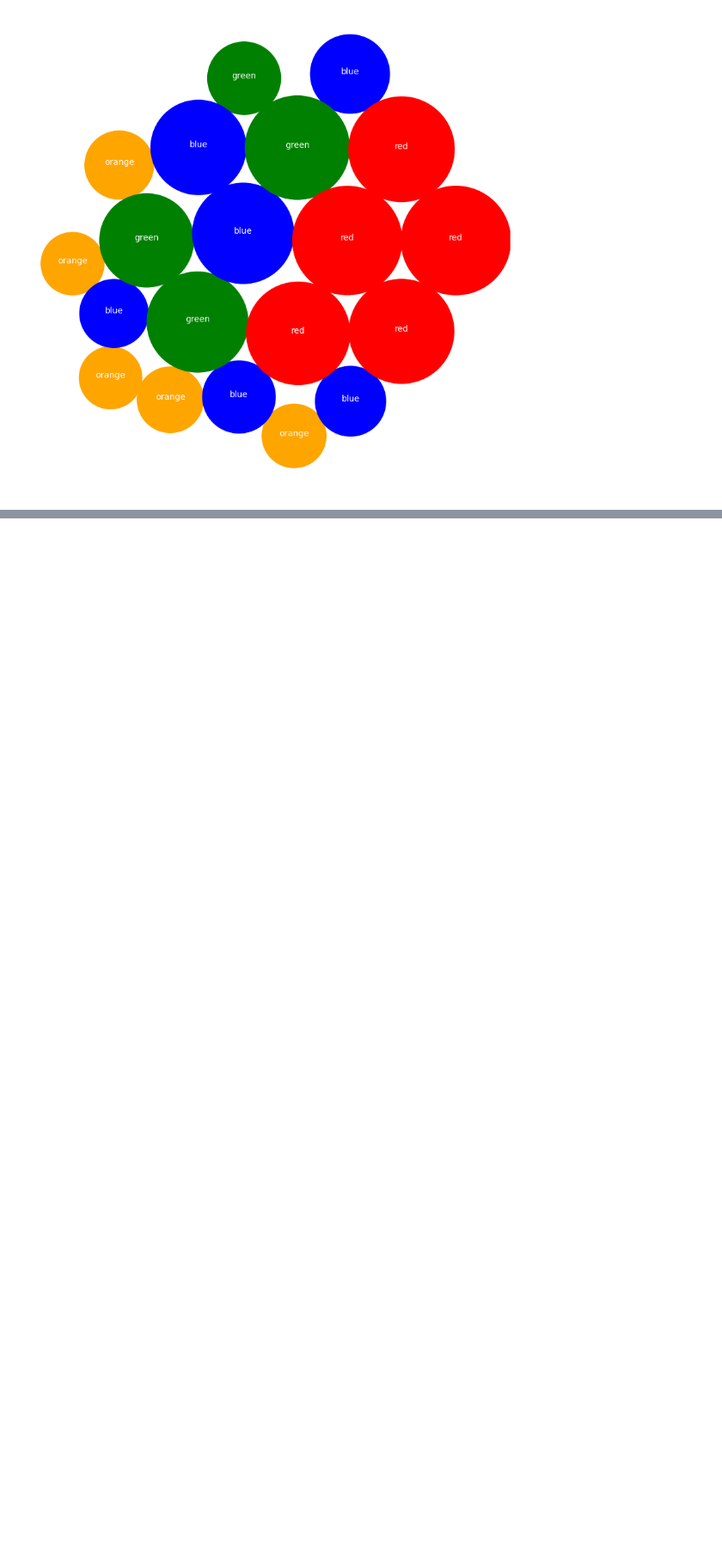
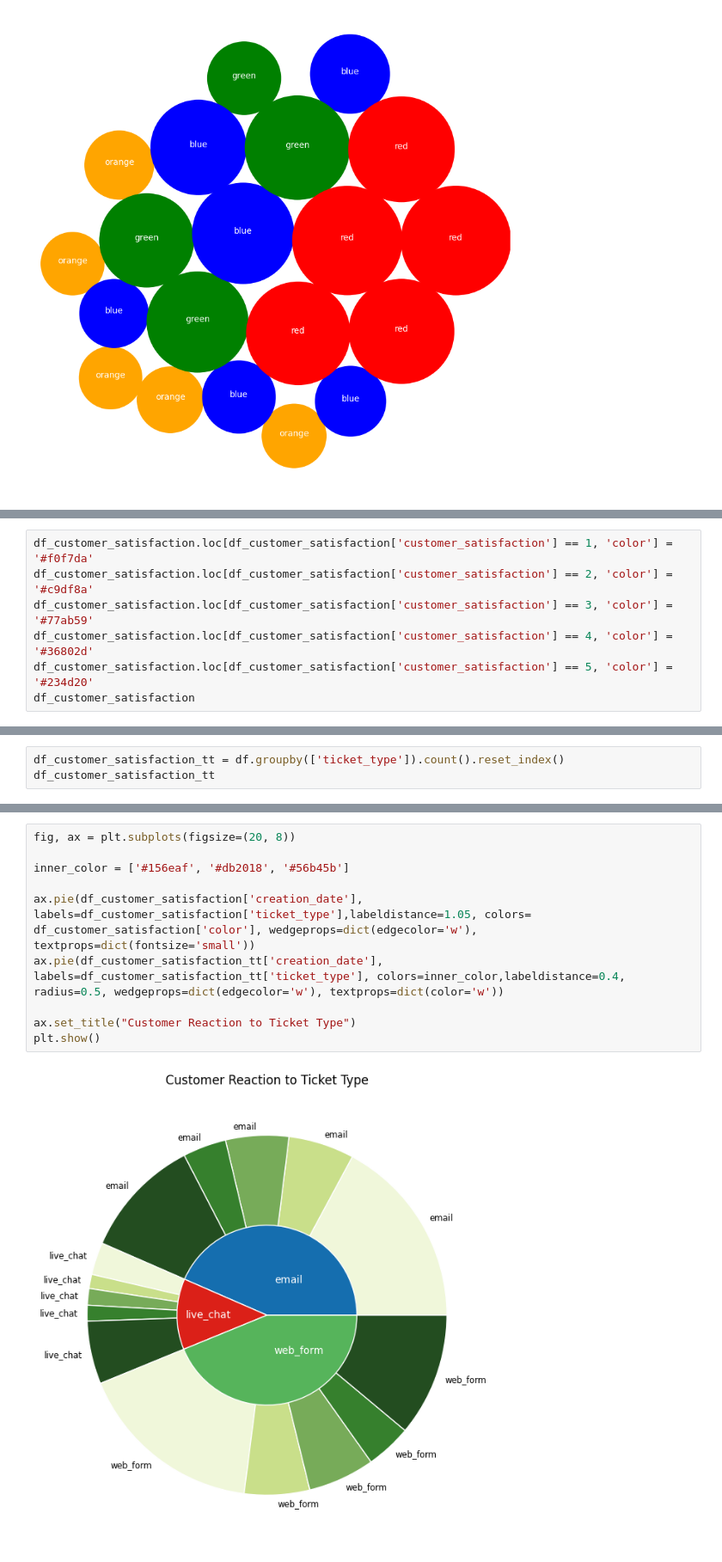
Before and after one commit to hiimani28/DVproject1, a Jupyter notebook: eda.ipynb, the cells around one changed output, grey strips where cells are left out. Shown at 86% size. Cells and saved outputs as stored; diff of their text form; blank space fills up the shorter version.

```diff
--- a/eda.ipynb
+++ b/eda.ipynb
@@ -565,0 +566,7 @@ plt.show()
+# %%
+df_customer_satisfaction.loc[df_customer_satisfaction['customer_satisfaction'] == 1, 'color'] = '#f0f7da'
+df_customer_satisfaction.loc[df_customer_satisfaction['customer_satisfaction'] == 2, 'color'] = '#c9df8a'
+df_customer_satisfaction.loc[df_customer_satisfaction['customer_satisfaction'] == 3, 'color'] = '#77ab59'
+df_customer_satisfaction.loc[df_customer_satisfaction['customer_satisfaction'] == 4, 'color'] = '#36802d'
+df_customer_satisfaction.loc[df_customer_satisfaction['customer_satisfaction'] == 5, 'color'] = '#234d20'
+df_customer_satisfaction
@@ -565,0 +591,3 @@ plt.show()
+# %%
+df_customer_satisfaction_tt = df.groupby(['ticket_type']).count().reset_index()
+df_customer_satisfaction_tt
@@ -566,3 +600,15 @@ plt.show()
+# %%
+fig, ax = plt.subplots(figsize=(20, 8))
+
+inner_color = ['#156eaf', '#db2018', '#56b45b']
+
+ax.pie(df_customer_satisfaction['creation_date'], labels=df_customer_satisfaction['ticket_type'],labeldistance=1.05, colors= df_customer_satisfaction['color'], wedgeprops=dict(edgecolor='w'), textprops=dict(fontsize='small'))
+ax.pie(df_customer_satisfaction_tt['creation_date'], labels=df_customer_satisfaction_tt['ticket_type'], colors=inner_color,labeldistance=0.4, radius=0.5, wedgeprops=dict(edgecolor='w'), textprops=dict(color='w'))
+
+ax.set_title("Customer Reaction to Ticket Type")
+plt.show()
+# %% [output]
+[figure, added]
 # %% [markdown]
 Teams perspective/performance
 
```
Also changed, not shown: parts of 4 cells of this notebook.
